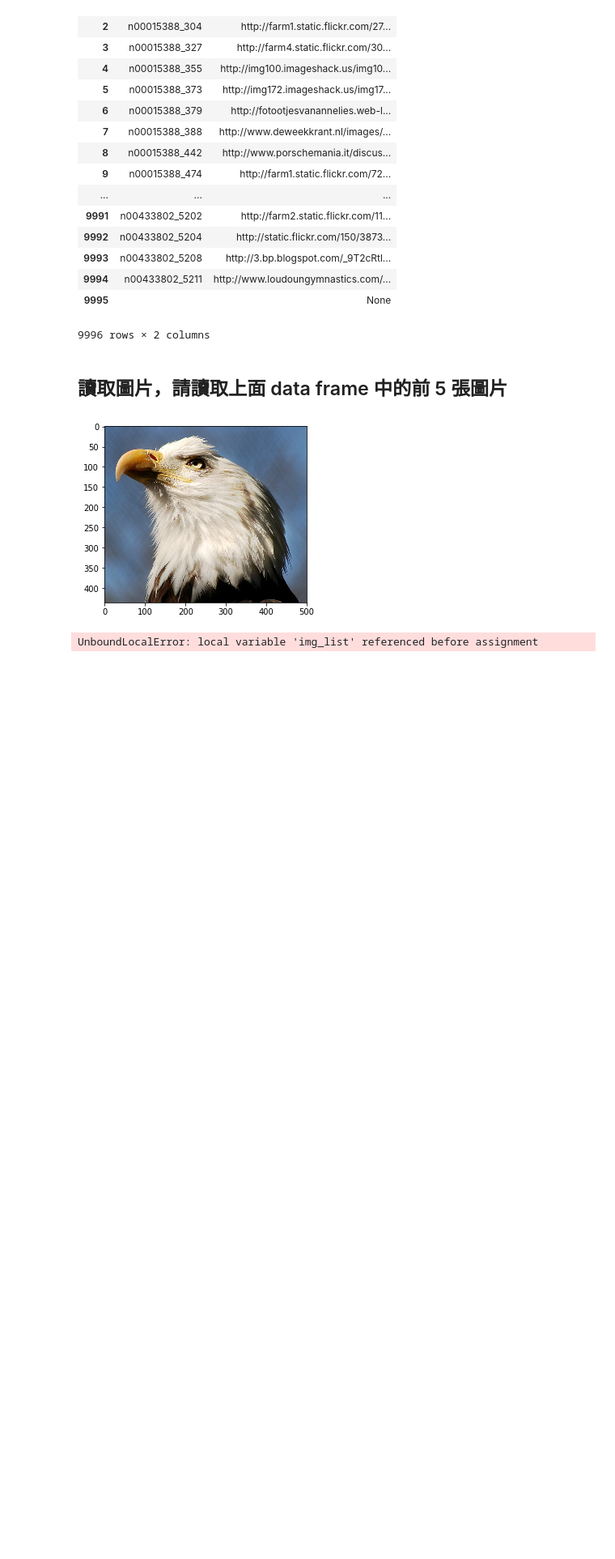
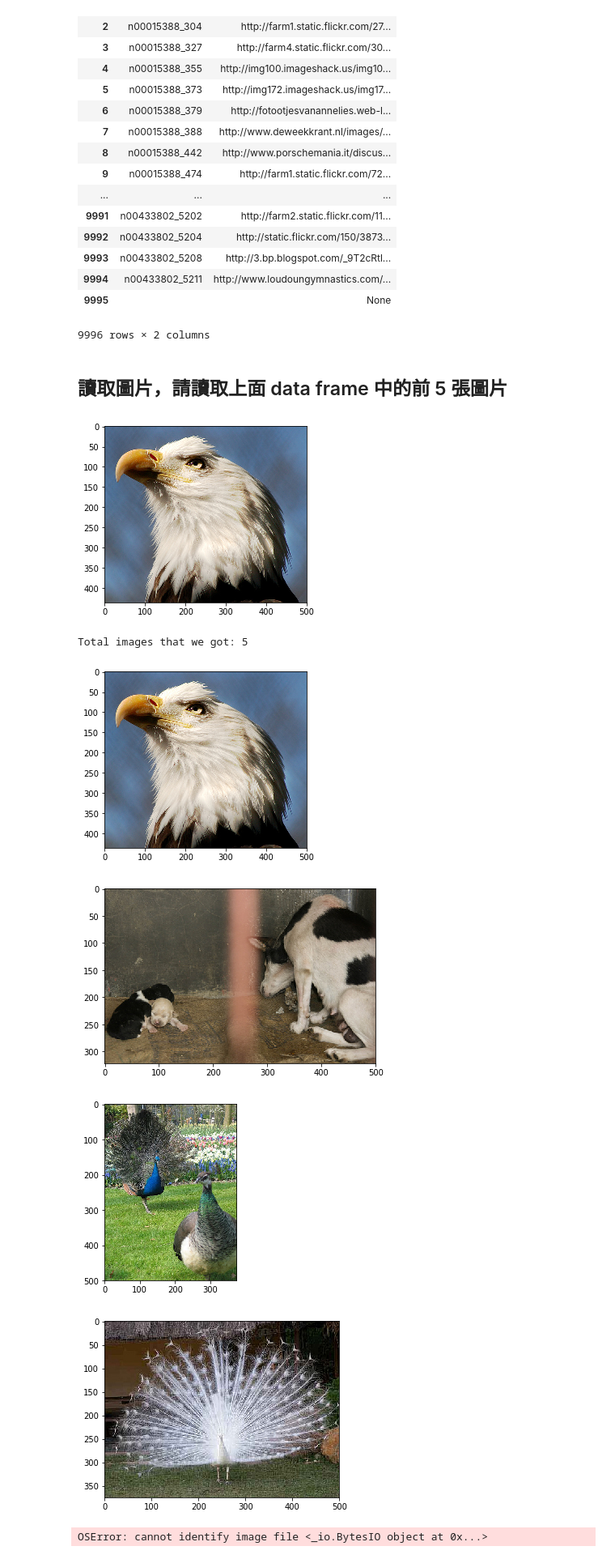
Before and after one commit to sychen6192/2nd-ML100Days, a Jupyter notebook: homework/Day_003-2_HW.ipynb, the cells around one changed output. Shown: that part at 81% size. Saved outputs shown, nothing was run; the diff lists cells and outputs as text; code cells hidden in the pictures; blank space fills up the shorter version.

```diff
--- a/homework/Day_003-2_HW.ipynb
+++ b/homework/Day_003-2_HW.ipynb
@@ -85,14 +85,21 @@ plt.show()
 [figure]
 # %%
 def img2arr_fromURLs(url_list, resize = False):
-    img_list += url_list
+    img_list = url_list
     return img_list
 # %%
 result = img2arr_fromURLs(df[0:5][1].values)
 print("Total images that we got: %i " % len(result)) # 如果不等於 5, 代表有些連結失效囉
 
-for im_get in result:
+for url in result:
+    response = requests.get(url)
+    im_get = Image.open(BytesIO(response.content))
     plt.imshow(im_get)
     plt.show()
 # %% [output]
-UnboundLocalError: local variable 'img_list' referenced before assignment
+Total images that we got: 5
+[figure, added]
+[figure, added]
+[figure, added]
+[figure, added]
+OSError: cannot identify image file <_io.BytesIO object at 0x...>
```
